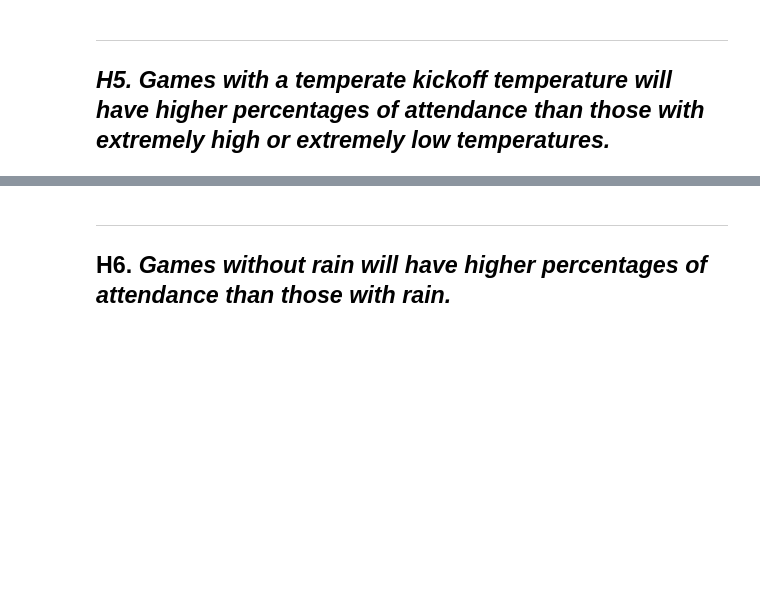
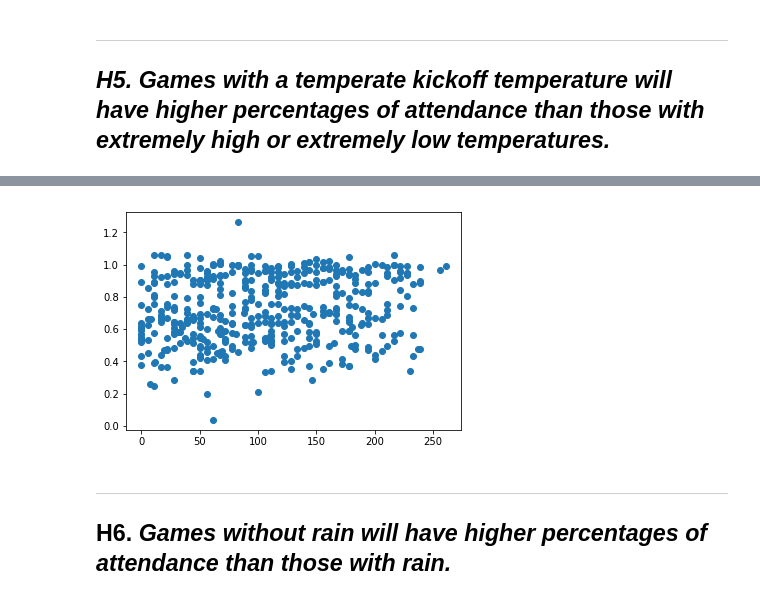
Before and after one commit to TaraWilson17/data512, a Jupyter notebook: final_project/data_analysis.ipynb, the cells around one changed output, grey strips where cells are left out. Drawn from its saved outputs; the diff is of its cells as text; code cells hidden in the pictures; blank space fills up the shorter version.

```diff
--- a/final_project/data_analysis.ipynb
+++ b/final_project/data_analysis.ipynb
@@ -46,3 +165,10 @@ attendance_data
+# %%
+min_temp_attendance = attendance_data_with_rain_data[attendance_data_with_rain_data["min_temp"] >= 0]
+
+plt.plot(min_temp_attendance["min_temp"], min_temp_attendance["attendance_percentage"], "o")
+plt.show()
+# %% [output]
+[figure, added]
 # %% [markdown]
 -----------------------
 ## H6. *Games without rain will have higher percentages of attendance than those with rain.*
```
Also changed, not shown: parts of 18 cells of this notebook.
